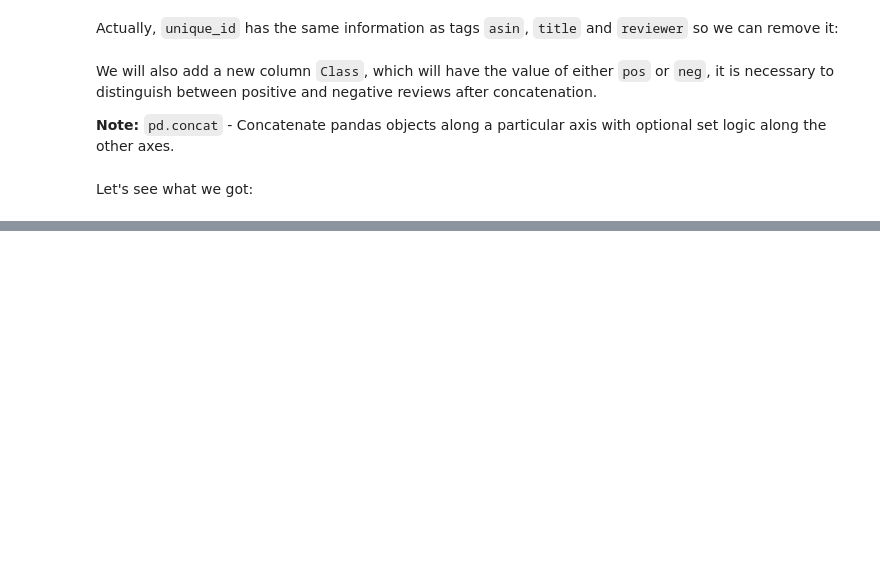
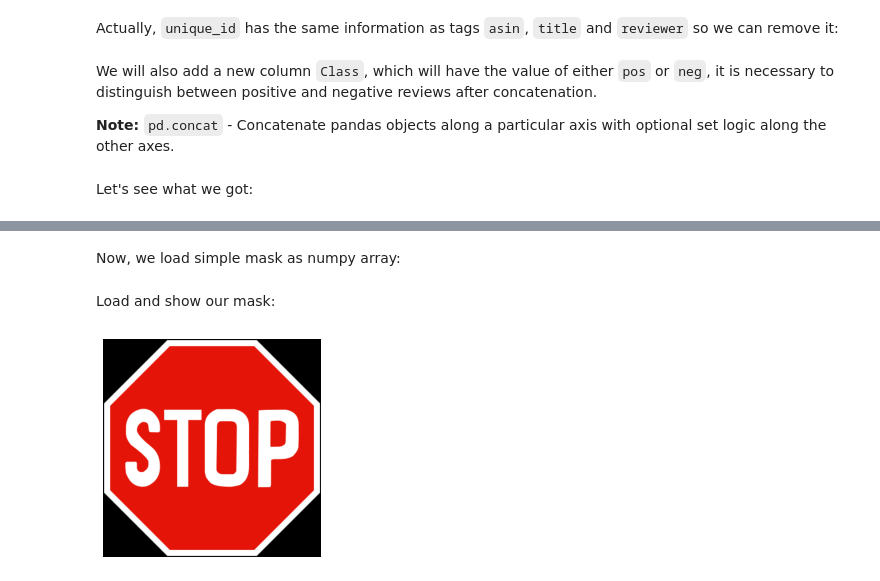
Before and after one commit to jackshendrikov/sensus, a Jupyter notebook: AmazonDatasetAnalysis.ipynb, the cells around one changed output, grey strips where cells are left out. Drawn from its saved outputs; the diff is of its cells as text; code cells hidden in the pictures; blank space fills up the shorter version.

Commit message:
Add UA stopwords, process them and visualize

```diff
--- a/AmazonDatasetAnalysis.ipynb
+++ b/AmazonDatasetAnalysis.ipynb
@@ -187,0 +270,22 @@ reviews.head(n=2)
+# %% [markdown]
+Now, we load simple mask as numpy array:
+# %%
+def load_mask(mask_url):
+    with urlopen(mask_url) as response:
+        mask = np.asarray(bytearray(response.read()), dtype="uint8")
+        mask = cv2.imdecode(mask, cv2.IMREAD_COLOR)
+        mask = cv2.cvtColor(mask, cv2.COLOR_BGR2RGB)
+
+    return mask
+# %% [markdown]
+Load and show our mask:
+# %%
+# load mask
+stop_mask = load_mask("https://upload.wikimedia.org/wikipedia/commons/thumb/b/b2/Liberian_Road_Signs_-_Regulatory_Sign_-_Stop.svg/400px-Liberian_Road_Signs_-_Regulatory_Sign_-_Stop.svg.png")
+
+# show mask
+plt.imshow(stop_mask)
+plt.axis("off")
+plt.show()
+# %% [output]
+[figure, added]
```
Also changed, not shown: parts of 28 cells of this notebook, 2 other files.
